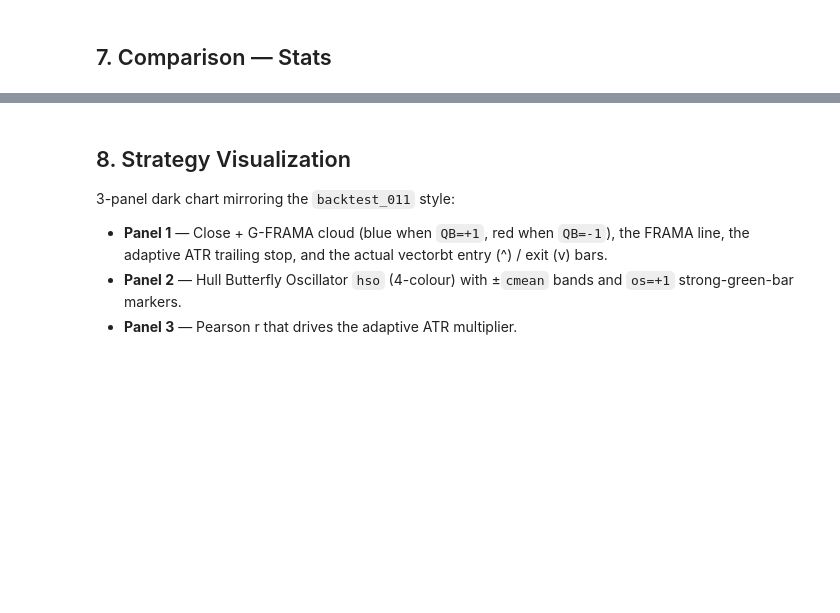
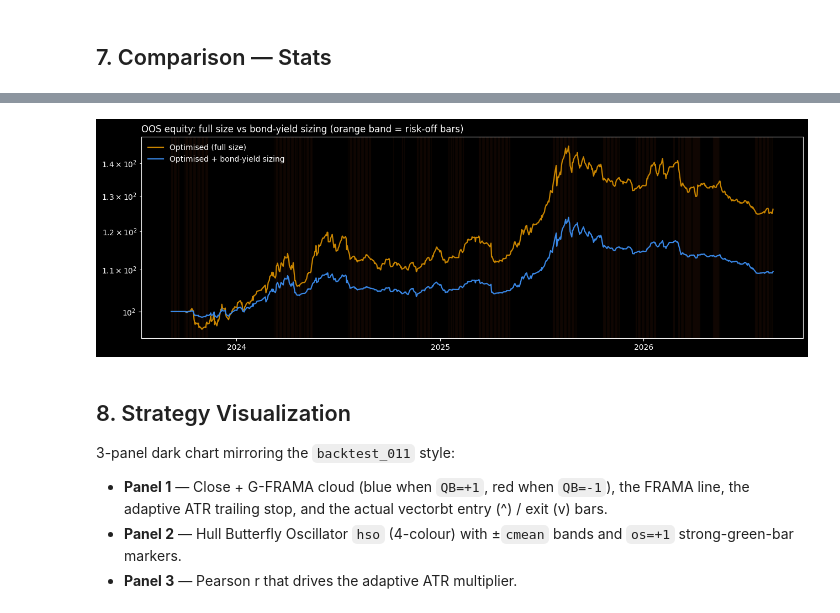
Before and after one commit to phuchuynh0909/all-in-one-portfolio, a Jupyter notebook: notebooks/backtest_012.ipynb, the cells around one changed output, grey strips where cells are left out. Saved outputs shown, nothing was run; the diff lists cells and outputs as text; code cells hidden in the pictures; blank space fills up the shorter version.

```diff
--- a/notebooks/backtest_012.ipynb
+++ b/notebooks/backtest_012.ipynb
@@ -511,0 +612,81 @@ plt.tight_layout(); plt.show()
+# %%
+from backend.app.services.indicators.regime_signals import gkyz_hysteresis
+
+# ── Bond-yield regime config (mirrors regime_gkyz_x_bond_yield.ipynb) ─────────
+YIELD_SYMBOL = 'VIETNAM_10Y'   # strongest equity link in the correlation study
+YIELD_WINDOW = 21              # trailing days for the yield trend
+YIELD_BAND   = 0.20            # pp deadband (sticky, mirrors GKYZ hysteresis)
+LOW_W        = 0.30            # exposure fraction when in the risk-off quadrant
+
+if YIELD_SYMBOL not in df_raw['close'].columns:
+    raise KeyError(
+        f"{YIELD_SYMBOL!r} missing from df_raw - the notebooks-dir HDF5 cache must "
+        f"include the VIETNAM_* tenors (load_stocks appends them). Refresh the cache."
+    )
+
+def yield_trend_regime(y, window=YIELD_WINDOW, band=YIELD_BAND):
+    """Sticky rising/falling state: True = yields rising (equity headwind)."""
+    dy = y.diff(window)
+    state, out = False, []
+    for v in dy.to_numpy():
+        if not np.isnan(v):
+            if not state and v > band:
+                state = True
+            elif state and v < -band:
+                state = False
+        out.append(state)
+    return pd.Series(out, index=y.index)
+
+# Regime inputs on the benchmark, aligned to the panel index.
+bm_ohlc = pd.DataFrame({'open': open_[BENCHMARK], 'high': high[BENCHMARK],
+                        'low': low[BENCHMARK], 'close': close[BENCHMARK]})
+yields  = df_raw['close'][YIELD_SYMBOL].reindex(close.index).ffill(limit=5)
+
+risk_on  = gkyz_hysteresis(bm_ohlc['open'].values, bm_ohlc['high'].values,
+                           bm_ohlc['low'].values, bm_ohlc['close'].values,
+                           index=close.index)          # True = HIGH vol
+rates_up = yield_trend_regime(yields)                  # True = rising yields
+
+# Surgical rule: cut exposure ONLY in ON.rising (high vol + rising yields).
+risk_off_mask = (risk_on & rates_up)
+regime_w = pd.Series(np.where(risk_off_mask, LOW_W, 1.0), index=close.index)
+
+# Broadcast the per-bar scalar to (bars x symbols) and slice to OOS.
+size_full = pd.DataFrame(
+    np.repeat(regime_w.to_numpy()[:, None], close.shape[1], axis=1),
+    index=close.index, columns=close.columns,
+)
+size_oos = size_full.loc[close_oos.index]
+
+oos_off = risk_off_mask.loc[close_oos.index]
+print(f'OOS bars: {len(oos_off)}   risk-off (ON.rising): {int(oos_off.sum())} '
+      f'({oos_off.mean():.0%})   exposure there = {LOW_W:.0%}')
+
+# ── Optimised params: full size vs bond-yield sized (OOS) ────────────────────
+pf_opt_full  = pf_oos                              # Section 6 (default size = 100%)
+pf_opt_sized = build_pf_oos(best_params, size=size_oos)
+
+cmp_size = pd.DataFrame([
+    stat_row(pf_base,       'VNINDEX Buy & Hold'),
+    stat_row(pf_opt_full,   'Optimised (full size)'),
+    stat_row(pf_opt_sized,  'Optimised + bond-yield sizing'),
+]).set_index('Config')
+print('=== Full size vs bond-yield-scaled sizing (OOS) ===')
+display(cmp_size.T)
+
+# ── Aggregate equity curves (sum of per-symbol value) ────────────────────────
+fig, ax = plt.subplots(figsize=(13, 4.4))
+for pf, c, lbl in [(pf_opt_full,  '#c98500', 'Optimised (full size)'),
+                   (pf_opt_sized, '#3987e5', 'Optimised + bond-yield sizing')]:
+    eq = pf.value().sum(axis=1)
+    ax.plot(eq.index, eq / eq.iloc[0] * 100, color=c, linewidth=1.6, label=lbl)
+# shade the risk-off (reduced-exposure) OOS bars
+for d in oos_off.index[oos_off.to_numpy()]:
+    ax.axvspan(d, d, color='#d95926', alpha=0.06)
+ax.set_yscale('log'); ax.set_title('OOS equity: full size vs bond-yield sizing '
+                                    '(orange band = risk-off bars)', loc='left')
+ax.legend(frameon=False, loc='upper left')
+ax.xaxis.set_major_locator(mdates.YearLocator())
+ax.xaxis.set_major_formatter(mdates.DateFormatter('%Y'))
+plt.tight_layout(); plt.show()
+# %% [output]
@@ -512,3 +703,4 @@ plt.tight_layout(); plt.show()
+[figure, added]
 # %% [markdown]
 ## 8. Strategy Visualization
 
```
Also changed, not shown: parts of 16 cells of this notebook, 9 other files.
